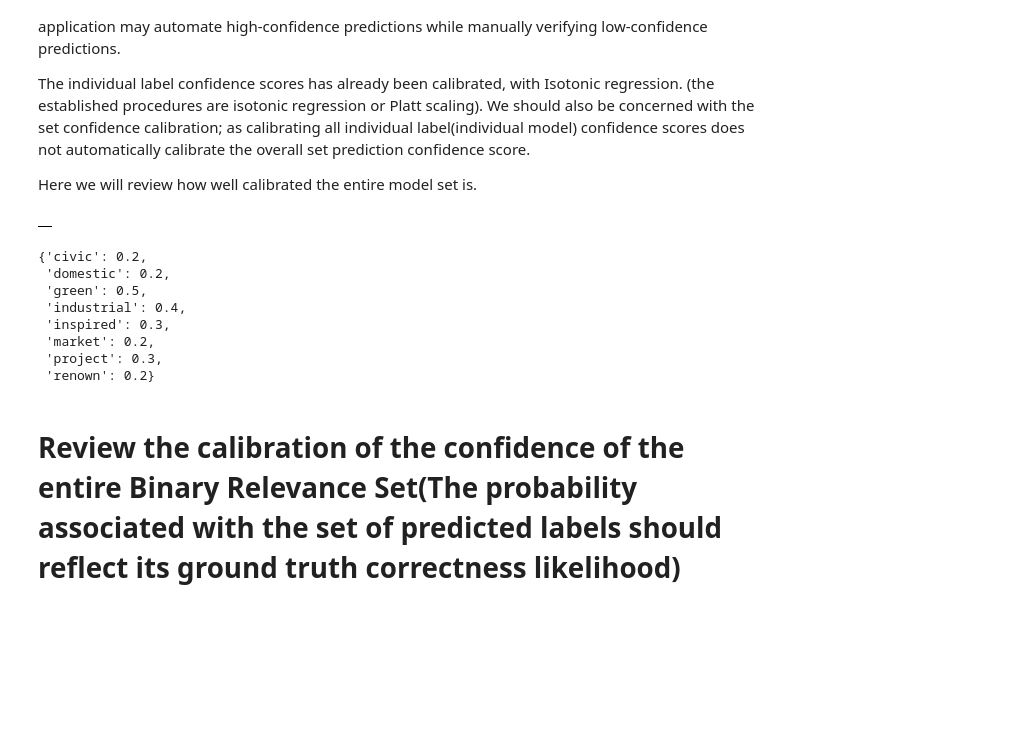
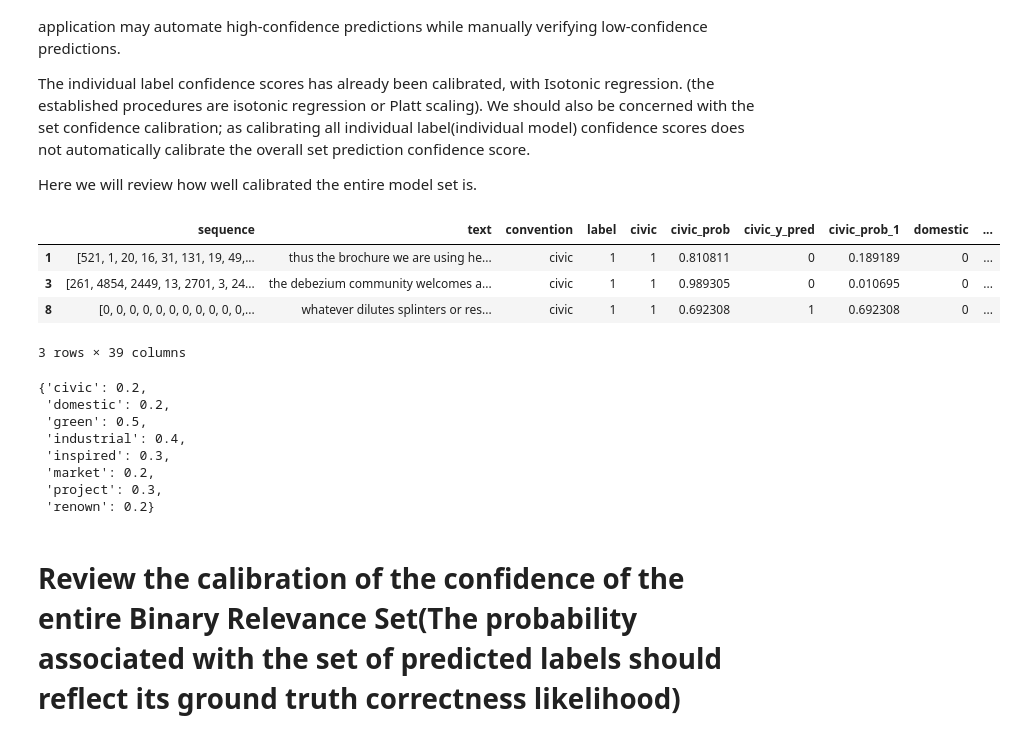
Before and after one commit to aideenf/AIVC, a Jupyter notebook: cp_wssc/Paper experiments.ipynb, the cells around one changed output. Drawn from its saved outputs; the diff is of its cells as text; code cells hidden in the pictures; blank space fills up the shorter version.

```diff
--- a/cp_wssc/Paper experiments.ipynb
+++ b/cp_wssc/Paper experiments.ipynb
@@ -2025,18 +2025,22 @@ The individual label confidence scores has already been calibrated, with Isotoni
 
 Here we will review how well calibrated the entire model set is.
 # %%
-display(global_pos_validation_df.head())
+display(global_final_results_df.head(3))
 display (global_final_threshold)
 # %% [output]
-|  |
+|  | sequence | text | convention | label | civic | civic_prob | civic_y_pred | civic_prob_1 | domestic | ... |
+| 1 | [521, 1, 20, 16, 31, 131, 19, 49,... | thus the brochure we are using he... | civic | 1 | 1 | 0.810811 | 0 | 0.189189 | 0 | ... |
+| 3 | [261, 4854, 2449, 13, 2701, 3, 24... | the debezium community welcomes a... | civic | 1 | 1 | 0.989305 | 0 | 0.010695 | 0 | ... |
+| 8 | [0, 0, 0, 0, 0, 0, 0, 0, 0, 0, 0,... | whatever dilutes splinters or res... | civic | 1 | 1 | 0.692308 | 1 | 0.692308 | 0 | ... |
-{'civic': 0.2,
- 'domestic': 0.2,
- 'green': 0.5,
- 'industrial': 0.4,
- 'inspired': 0.3,
- 'market': 0.2,
- 'project': 0.3,
- 'renown': 0.2}
+3 rows × 39 columns
+{'civic': 0.2,
+ 'domestic': 0.2,
+ 'green': 0.5,
+ 'industrial': 0.4,
+ 'inspired': 0.3,
+ 'market': 0.2,
+ 'project': 0.3,
+ 'renown': 0.2}
 # %% [markdown]
 # Review the calibration of the confidence of the entire Binary Relevance Set(The probability associated with the set of predicted labels should reflect its ground truth correctness likelihood)
 
```
Also changed, not shown: parts of 4 cells of this notebook.
